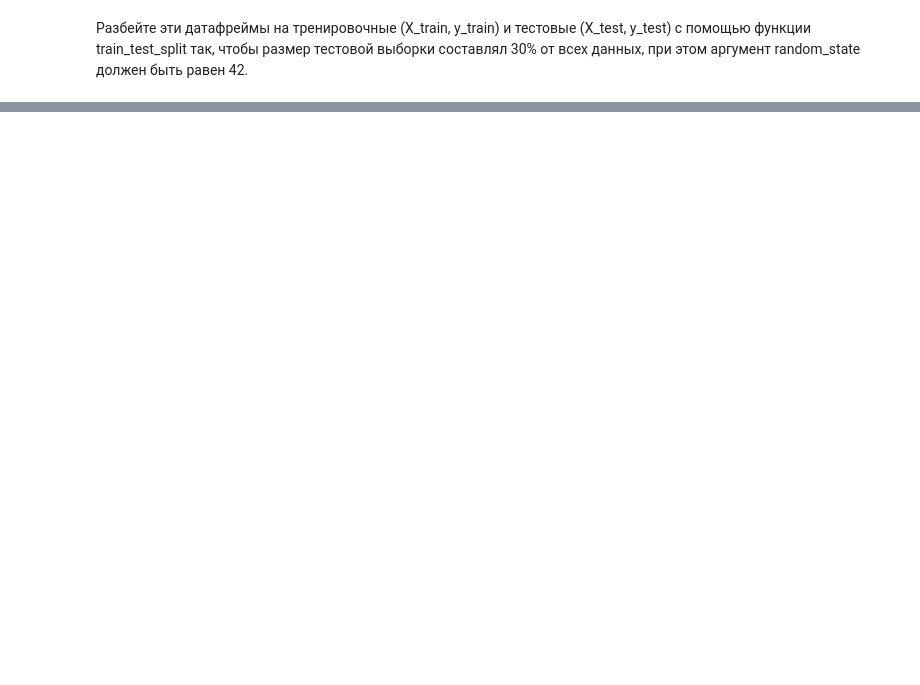
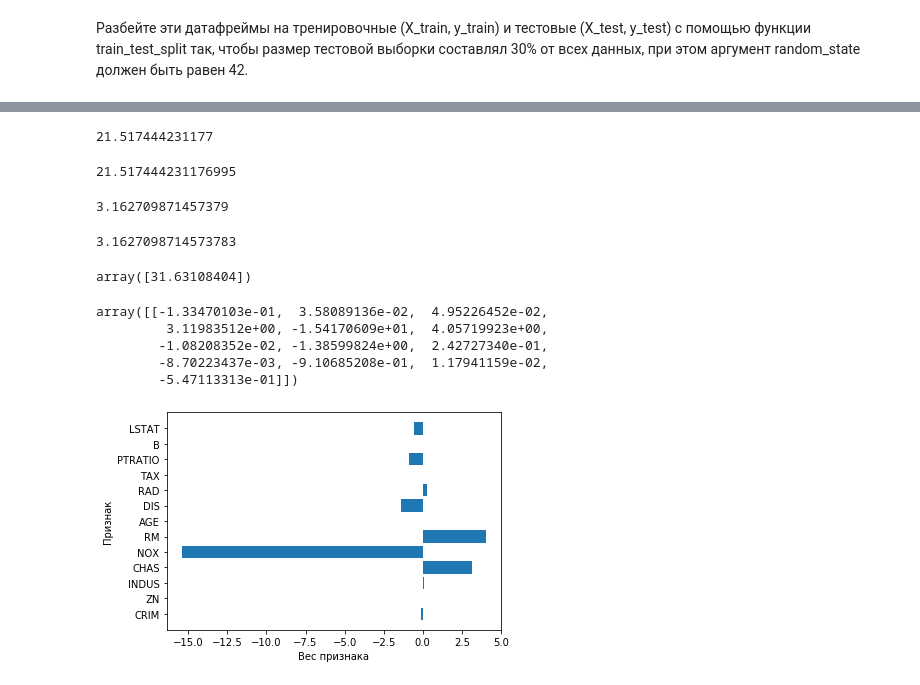
Before and after one commit to pa-ershov/lib_num, a Jupyter notebook: lesson_6.ipynb, the cells around one changed output, grey strips where cells are left out. Cells and saved outputs as stored; diff of their text form; code cells hidden in the pictures; blank space fills up the shorter version.

```diff
--- a/lesson_6.ipynb
+++ b/lesson_6.ipynb
@@ -11,0 +63,4 @@ import numpy as np
+# %%
+y = pd.DataFrame(target, columns=["price"])
+
+y.info()
@@ -12,4 +74,7 @@ import numpy as np
 # %% [markdown]
 
 Разбейте эти датафреймы на тренировочные (X_train, y_train) и тестовые (X_test, y_test) с помощью функции train_test_split так, чтобы размер тестовой выборки составлял 30% от всех данных, при этом аргумент random_state должен быть равен 42.
+# %%
+from sklearn.model_selection import train_test_split
+X_train, X_test, y_train, y_test = train_test_split(X, y, test_size=0.30, random_state=42)
 # %% [markdown]
@@ -22,0 +82,3 @@ import numpy as np
+# %%
+from sklearn.linear_model import LinearRegression
+lr = LinearRegression()
@@ -22,0 +87,2 @@ import numpy as np
+# %%
+lr.fit(X_train, y_train)
@@ -22,0 +146,49 @@ import numpy as np
+# %%
+mse1 = (check_test["error"] ** 2).mean()
+
+mse1
+# %% [output]
+21.517444231177
+# %%
+from sklearn.metrics import mean_squared_error
+
+mean_squared_error(check_test["y_pred"], check_test["y_test"])
+# %% [output]
+21.517444231176995
+# %%
+(np.abs(check_test["error"])).mean()
+# %% [output]
+3.162709871457379
+# %%
+from sklearn.metrics import mean_absolute_error
+
+mean_absolute_error(check_test["y_pred"], check_test["y_test"])
+# %% [output]
+3.1627098714573783
+# %%
+lr.intercept_
+# %% [output]
+array([31.63108404])
+# %%
+lr.coef_
+# %% [output]
+array([[-1.33470103e-01,  3.58089136e-02,  4.95226452e-02,
+         3.11983512e+00, -1.54170609e+01,  4.05719923e+00,
+        -1.08208352e-02, -1.38599824e+00,  2.42727340e-01,
+        -8.70223437e-03, -9.10685208e-01,  1.17941159e-02,
+        -5.47113313e-01]])
+# %%
+from matplotlib import pyplot as plt
+
+plt.rcParams['figure.figsize'] = 6, 4
+
+%matplotlib inline
+
+plt.barh(feature_names, lr.coef_.flatten())
+
+plt.xlabel("Вес признака")
+plt.ylabel("Признак")
+
+plt.show()
+# %% [output]
+[figure, added]
```
Also changed, not shown: parts of 25 cells of this notebook.
